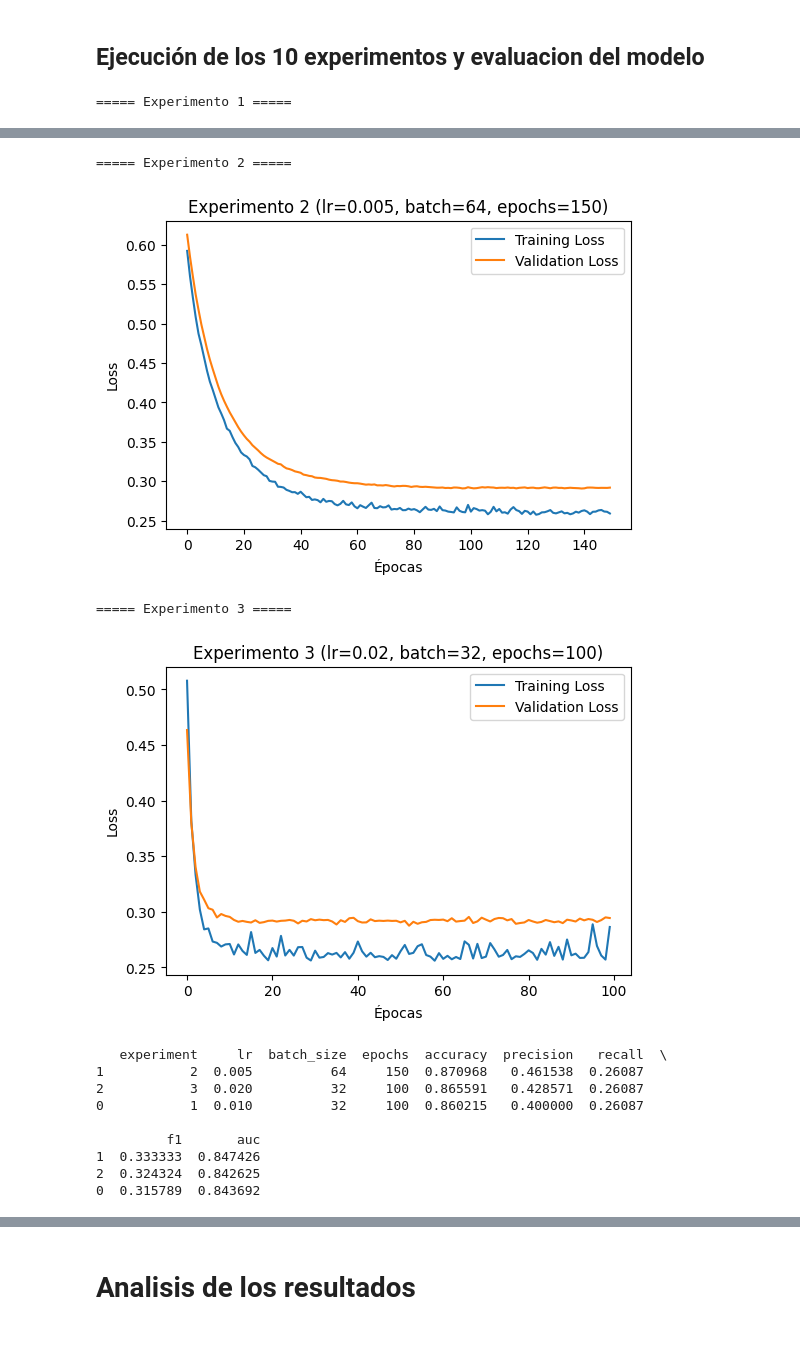
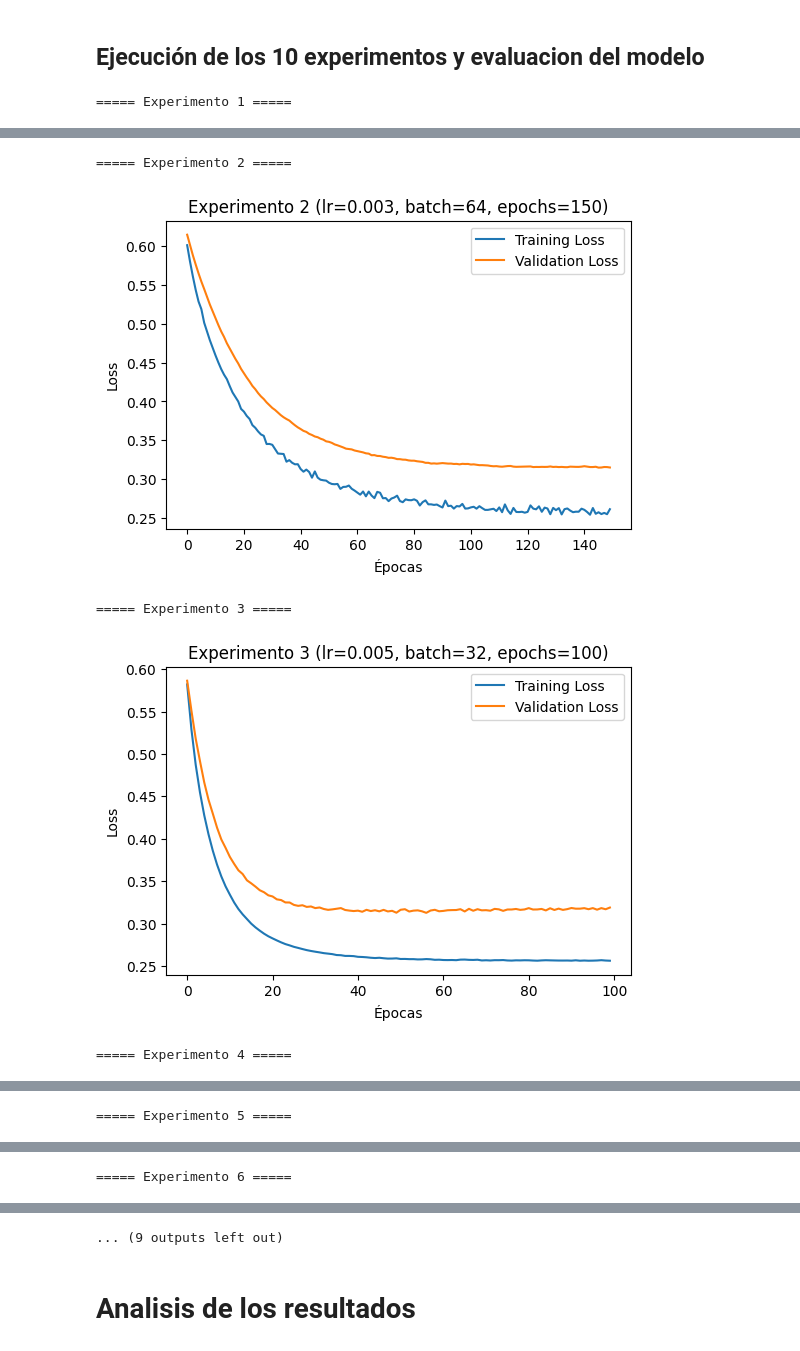
Before and after one commit to JosePablo-Tec/RegresionLogistica, a Jupyter notebook: RegresionLogistica.ipynb, the cells around one changed output, grey strips where cells are left out. Drawn from its saved outputs; the diff is of its cells as text; code cells hidden in the pictures.

```diff
--- a/RegresionLogistica.ipynb
+++ b/RegresionLogistica.ipynb
@@ -741,9 +741,16 @@ input_dim = X_train.shape[1]
 
 # ====== 2) Definir experiments ======
 experiments = [
-    {"lr": 0.01, "batch_size": 32, "epochs": 100},
+    {"lr": 0.003, "batch_size": 32, "epochs": 100},
+    {"lr": 0.003, "batch_size": 64, "epochs": 150},
+    {"lr": 0.005, "batch_size": 32, "epochs": 100},
     {"lr": 0.005, "batch_size": 64, "epochs": 150},
-    {"lr": 0.02, "batch_size": 32, "epochs": 100},
+    {"lr": 0.007, "batch_size": 32, "epochs": 100},
+    {"lr": 0.007, "batch_size": 64, "epochs": 150},
+    {"lr": 0.010, "batch_size": 32, "epochs": 100},
+    {"lr": 0.010, "batch_size": 64, "epochs": 150},
+    {"lr": 0.015, "batch_size": 32, "epochs": 100},
+    {"lr": 0.015, "batch_size": 64, "epochs": 150},
 ]
 
 results = []
@@ -768,13 +775,5 @@ print(df_results)
 ===== Experimento 2 =====
-[figure, old version]
+[figure, new version]
 ===== Experimento 3 =====
-[figure, old version]
+[figure, new version]
-   experiment     lr  batch_size  epochs  accuracy  precision   recall  \
-1           2  0.005          64     150  0.870968   0.461538  0.26087
-2           3  0.020          32     100  0.865591   0.428571  0.26087
-0           1  0.010          32     100  0.860215   0.400000  0.26087
-
-         f1       auc
-1  0.333333  0.847426
-2  0.324324  0.842625
-0  0.315789  0.843692
+===== Experimento 4 =====
@@ -780,0 +781 @@ print(df_results)
+===== Experimento 5 =====
@@ -780,0 +783 @@ print(df_results)
+===== Experimento 6 =====
@@ -781,3 +785,4 @@ print(df_results)
+... (9 outputs left out)
 # %% [markdown]
 # Analisis de los resultados
 # %%
```
Also changed, not shown: parts of 7 cells of this notebook.
